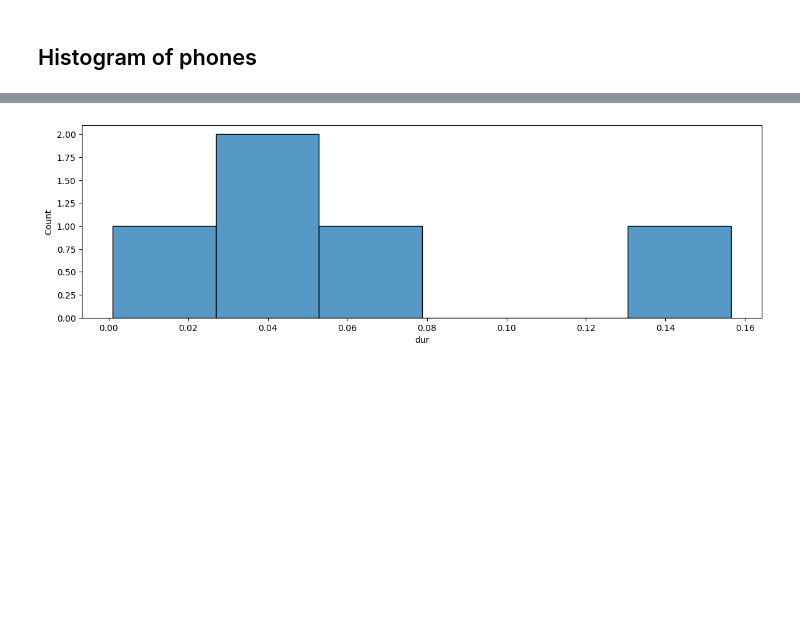
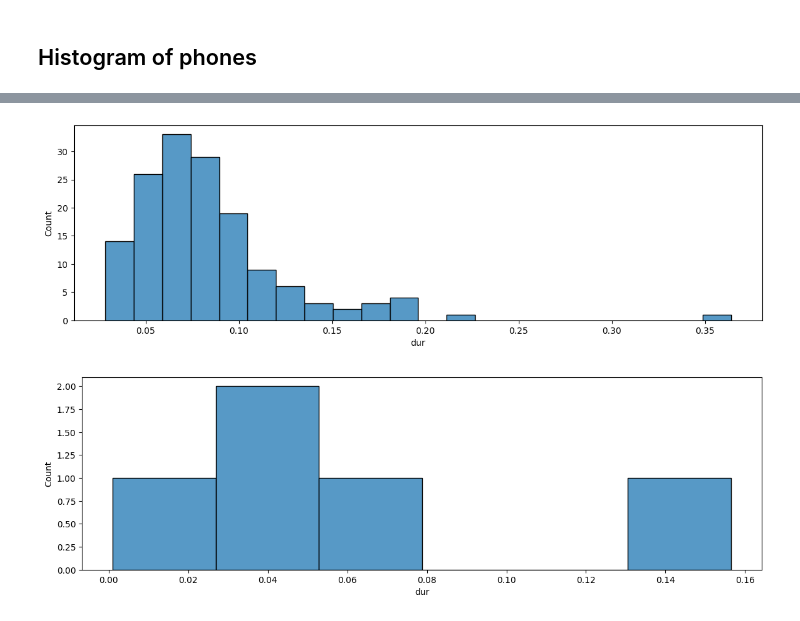
Before and after one commit to fredy-rojas/07_FR_phone, a Jupyter notebook: notebooks/01_data_expl/01_buckeyes/FR01_Buckeye_exploration.ipynb, the cells around one changed output, grey strips where cells are left out. Saved outputs shown, nothing was run; the diff lists cells and outputs as text; code cells hidden in the pictures; blank space fills up the shorter version.

```diff
--- a/notebooks/01_data_expl/01_buckeyes/FR01_Buckeye_exploration.ipynb
+++ b/notebooks/01_data_expl/01_buckeyes/FR01_Buckeye_exploration.ipynb
@@ -773,3 +778,8 @@ Index(['sID', 'track_name', 'segm', 'tag', 'strt', 'end', 'dur', 'pos',
+# %%
+d_fltrd_words_w_phone, d_phone_dur = viz_phone_symb_dur_hist(phone_symb='eng',
+                                                             df_word_level=df_word_level)
+# %% [output]
+[figure, added]
 # %%
 d_fltrd_words_w_phone, d_phone_dur = viz_phone_symb_dur_hist(phone_symb='a',
                                                              df_word_level=df_word_level)
```
Also changed, not shown: parts of 4 cells of this notebook.
